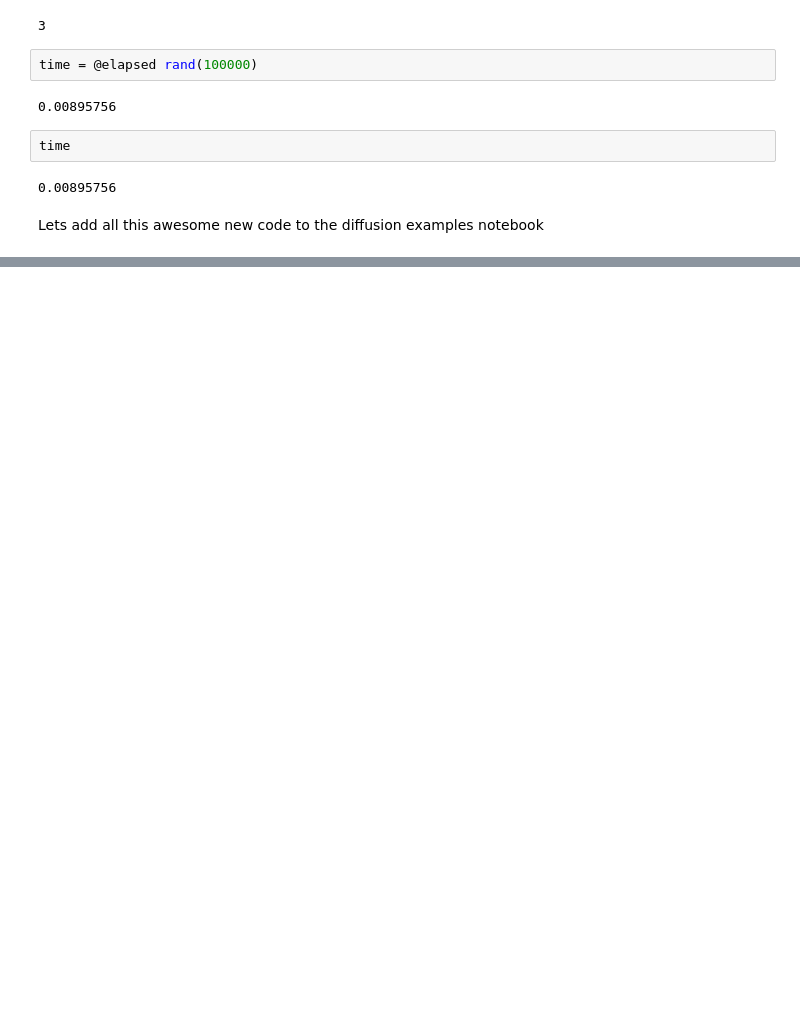
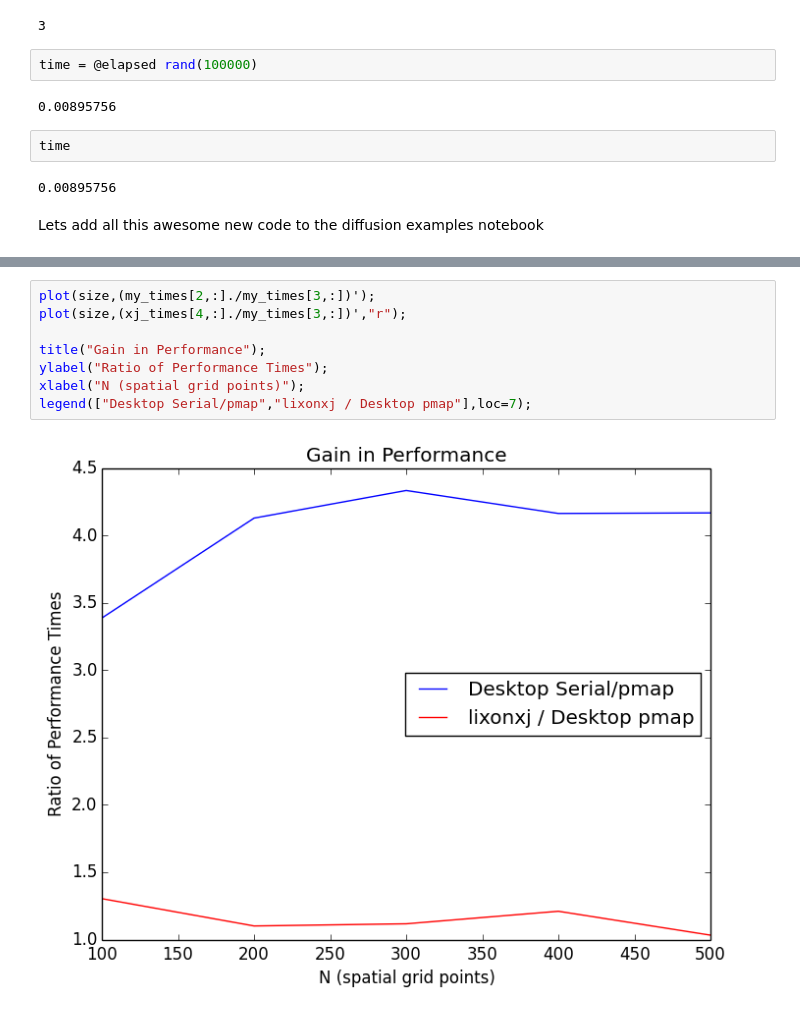
Before and after one commit to sennosays/project, a Jupyter notebook: Working Notebook.ipynb, the cells around one changed output, grey strips where cells are left out. Saved outputs shown, nothing was run; the diff lists cells and outputs as text; blank space fills up the shorter version.

```diff
--- a/Working Notebook.ipynb
+++ b/Working Notebook.ipynb
@@ -459,0 +494,10 @@ Lets add all this awesome new code to the diffusion examples notebook
+# %%
+plot(size,(my_times[2,:]./my_times[3,:])');
+plot(size,(xj_times[4,:]./my_times[3,:])',"r");
+
+title("Gain in Performance");
+ylabel("Ratio of Performance Times");
+xlabel("N (spatial grid points)");
+legend(["Desktop Serial/pmap","lixonxj / Desktop pmap"],loc=7);
+# %% [output]
+[figure, added]
```
Also changed, not shown: parts of 11 cells of this notebook, 4 other files.
